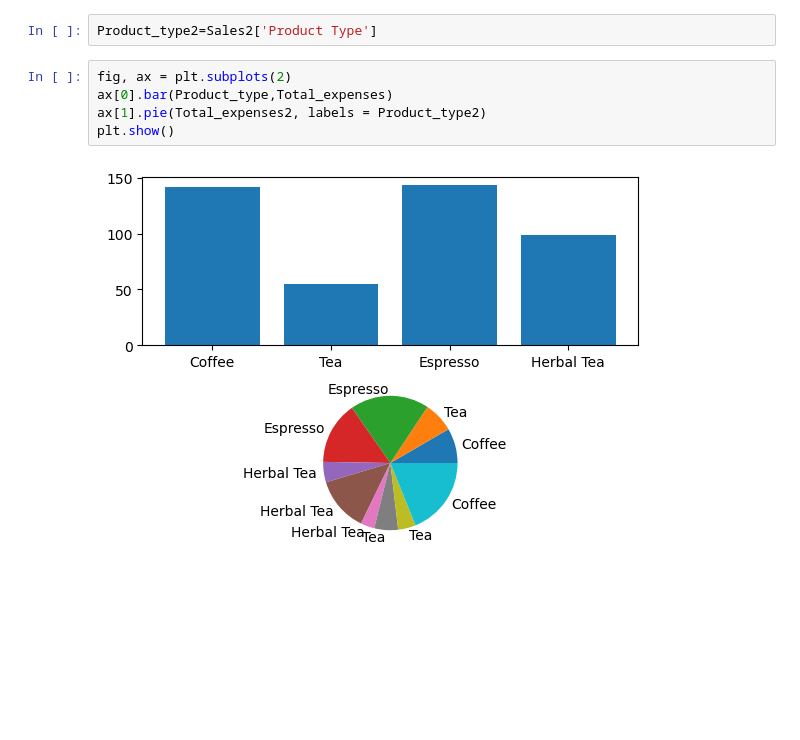
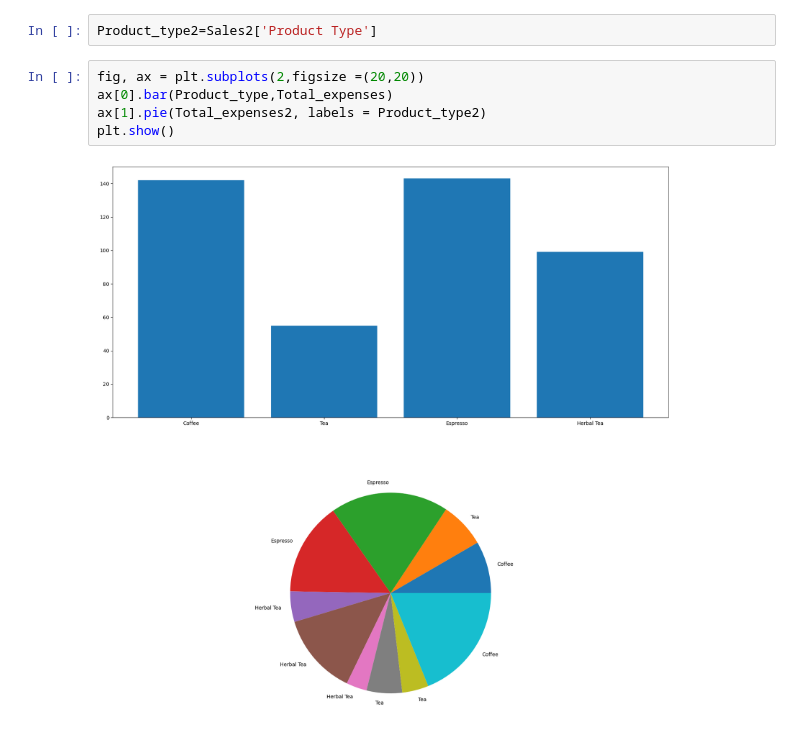
Before and after one commit to Olahubert/Data-Visualization, a Jupyter notebook: subplots.ipynb, the cells around one changed output. Cells and saved outputs as stored; diff of their text form; blank space fills up the shorter version.

```diff
--- a/subplots.ipynb
+++ b/subplots.ipynb
@@ -134,9 +134,9 @@ Name: Product Type, dtype: object
 # %%
 Product_type2=Sales2['Product Type']
 # %%
-fig, ax = plt.subplots(2)
+fig, ax = plt.subplots(2,figsize =(20,20))
 ax[0].bar(Product_type,Total_expenses)
 ax[1].pie(Total_expenses2, labels = Product_type2)
 plt.show()
 # %% [output]
-[figure, old version]
+[figure, new version]
```
Also changed, not shown: 4 other files.
